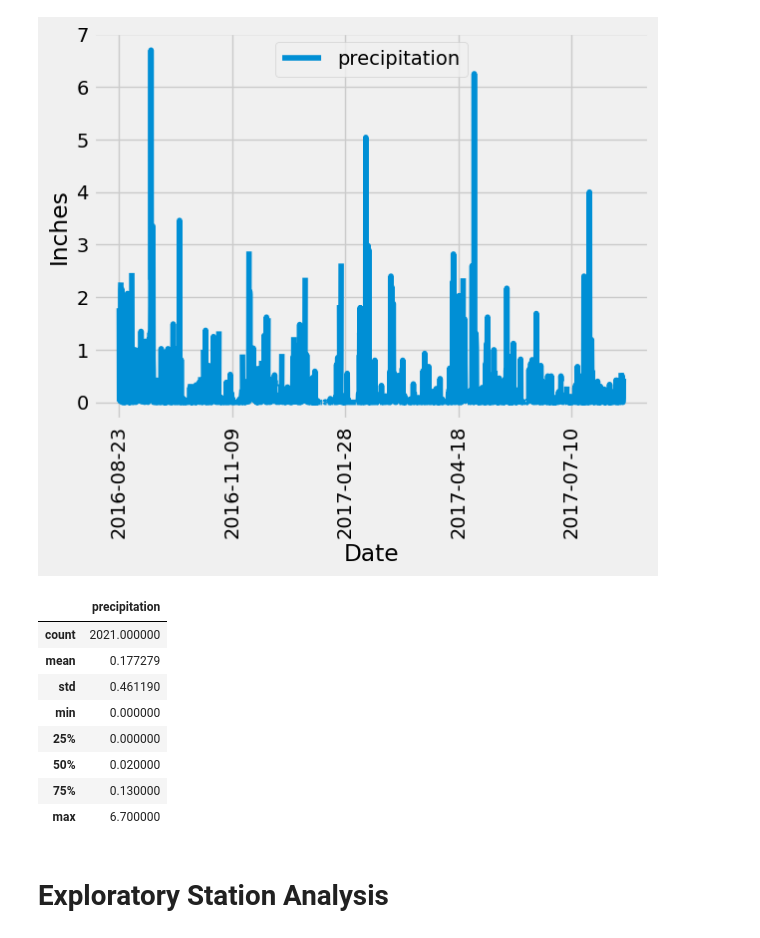
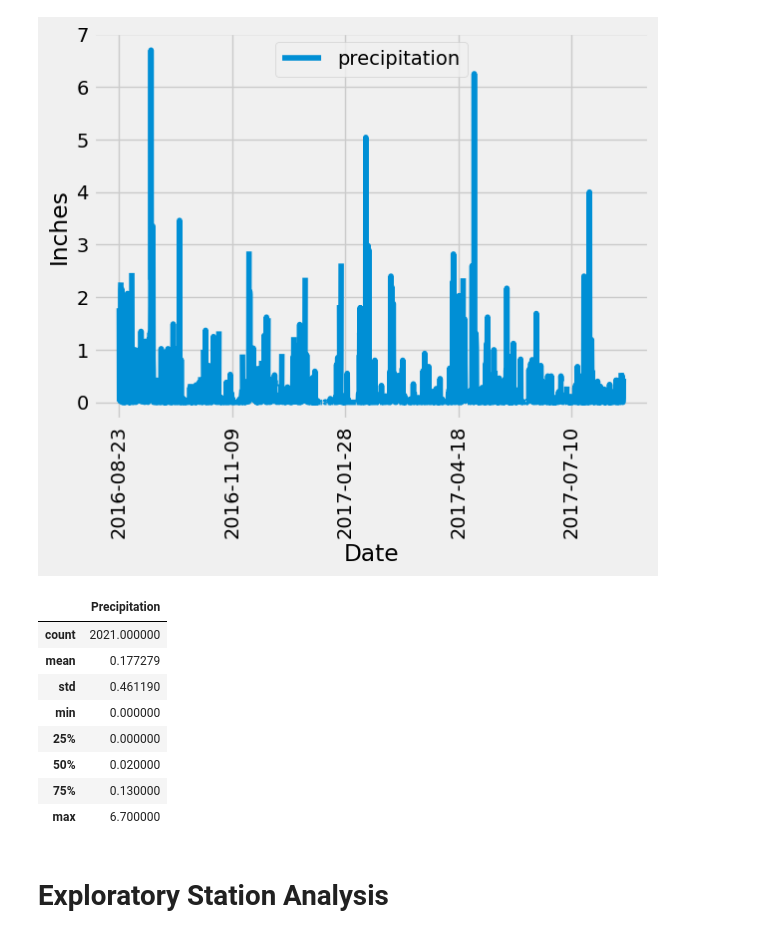
Before and after one commit to hlbecker08/sqlalchemy-challenge, a Jupyter notebook: SurfsUp/climate_starter.ipynb, the cells around one changed output. Cells and saved outputs as stored; diff of their text form; code cells hidden in the pictures.

```diff
--- a/SurfsUp/climate_starter.ipynb
+++ b/SurfsUp/climate_starter.ipynb
@@ -54,8 +54,8 @@ one_year_ago = dt.date(2017, 8, 23) - dt.timedelta(days=365)
 
 # Perform a query to retrieve the data and precipitation scores
 data_prcp = session.query(measurement.date, measurement.prcp).\
-    filter(measurement.date >= one_year_ago).\
-    order_by(measurement.date).all()
+    filter(measurement.date >= one_year_ago).all()
+
 
 # Save the query results as a Pandas DataFrame. Explicitly set the column names
 df = pd.DataFrame(data_prcp, columns=['Date', 'Precipitation'])
@@ -100,8 +100,10 @@ Text(0, 0.5, 'Inches')
 [figure]
 # %%
 # Use Pandas to calculate the summary statistics for the precipitation data
+precip_df = df[['Precipitation']]
+precip_df.describe()
 # %% [output]
-|  | precipitation |
+|  | Precipitation |
 | count | 2021.000000 |
 | mean | 0.177279 |
 | std | 0.461190 |
```
Also changed, not shown: parts of 5 cells of this notebook.
